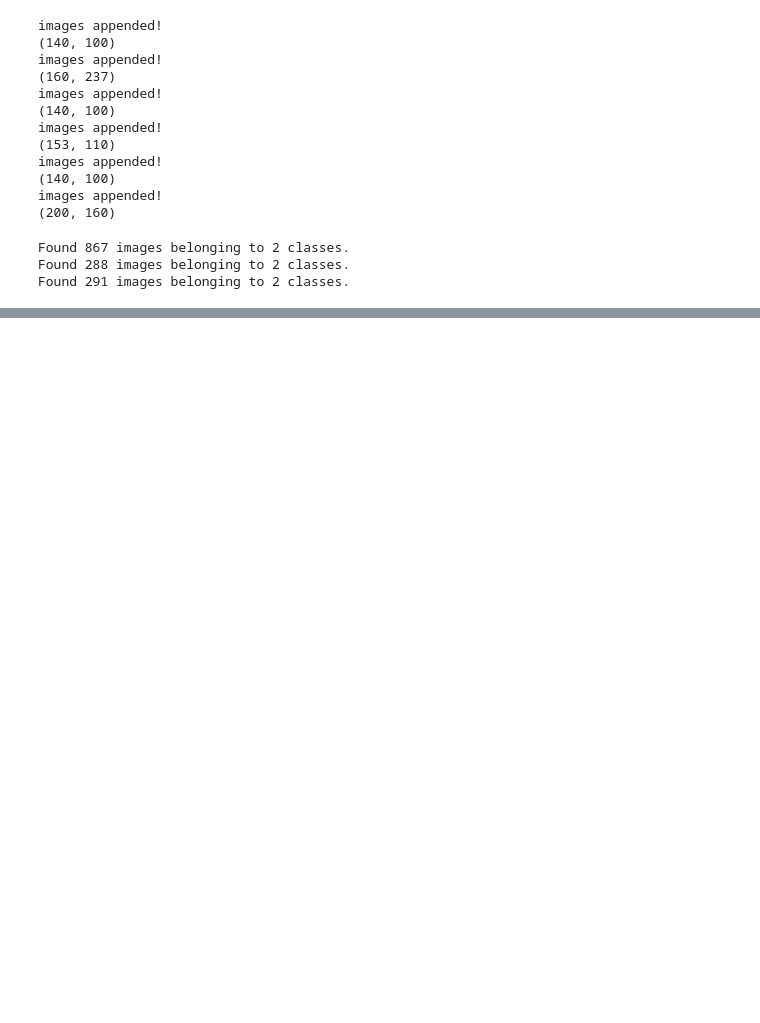
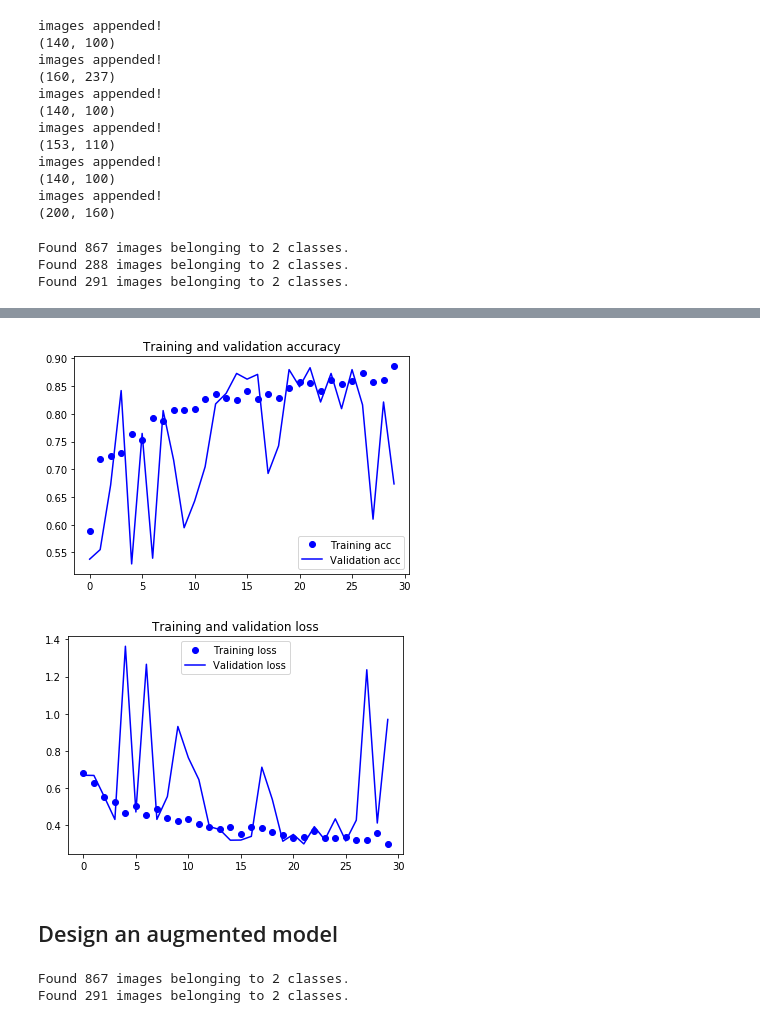
Before and after one commit to dalayne95/harmful-algal-bloom-detection, a Jupyter notebook: HAB_Classification.ipynb, the cells around one changed output, grey strips where cells are left out. Saved outputs shown, nothing was run; the diff lists cells and outputs as text; code cells hidden in the pictures; blank space fills up the shorter version.

Commit message:
add new models

```diff
--- a/HAB_Classification.ipynb
+++ b/HAB_Classification.ipynb
@@ -78,4 +82,4 @@ Found 291 images belonging to 2 classes.
 # split the images and labels
 train_images, train_labels = next(train_gen)
 test_images, test_labels = next(test_gen)
-val_images, val_labels = next(val_generator)
+val_images, val_labels = next(val_gen)
@@ -129,0 +88,18 @@ IndexError: too many indices for array
+# %%
+# split into x & y and check shape
+train_img = train_images
+test_img = test_images
+val_img = val_images
+
+print("Train X:", train_img.shape)
+print("Test X:", test_img.shape)
+print("Val X:", val_img.shape)
+
+train_y = train_labels
+test_y = test_labels
+val_y = val_labels
+
+print("\n")
+print("Train y:", train_y.shape)
+print("Test y:", test_y.shape)
+print("Val y:", val_y.shape)
@@ -129,0 +143,7 @@ IndexError: too many indices for array
+# %%
+# evaluate base model
+history = model.fit(#train_img,
+                    #train_y,
+                    epochs=30,
+                    batch_size=32,
+                    validation_data=(val_img, val_y))
@@ -130,2 +180,22 @@ IndexError: too many indices for array
+# %%
+# to mass comment out: select all and ctrl + /
+acc = history.history['acc']
+val_acc = history.history['val_acc']
+loss = history.history['loss']
+val_loss = history.history['val_loss']
+epochs = range(len(acc))
+plt.plot(epochs, acc, 'bo', label='Training acc')
+plt.plot(epochs, val_acc, 'b', label='Validation acc')
+plt.title('Training and validation accuracy')
+plt.legend()
+plt.figure()
+plt.plot(epochs, loss, 'bo', label='Training loss')
+plt.plot(epochs, val_loss, 'b', label='Validation loss')
+plt.title('Training and validation loss')
+plt.legend()
+plt.show()
+# %% [output]
+[figure, added]
+[figure, added]
 # %%
 # save model
@@ -133,0 +203,24 @@ IndexError: too many indices for array
+# %% [markdown]
+## Design an augmented model
+# %%
+# augmentation
+# reshape the images, flip, rotate and adjust brightness using Keras
+
+test_generator = ImageDataGenerator(rescale=1./255)
+
+train_generator = ImageDataGenerator(rescale=1./255,
+                                     rotation_range=90,
+                                     brightness_range=[0.2,1.5],
+                                     horizontal_flip=True).flow_from_directory('split/train/',
+                                                                               target_size=(140, 140),
+                                                                               batch_size=871)
+
+val_generator = ImageDataGenerator(rescale=1./255,
+                                   rotation_range=90,
+                                   brightness_range=[0.2,1.5],
+                                   horizontal_flip=True).flow_from_directory('split/validation/',
+                                                                             target_size=(140, 140),
+                                                                             batch_size = 294)
+# %% [output]
+Found 867 images belonging to 2 classes.
+Found 291 images belonging to 2 classes.
```
Also changed, not shown: parts of 30 cells of this notebook, 2 other files.
